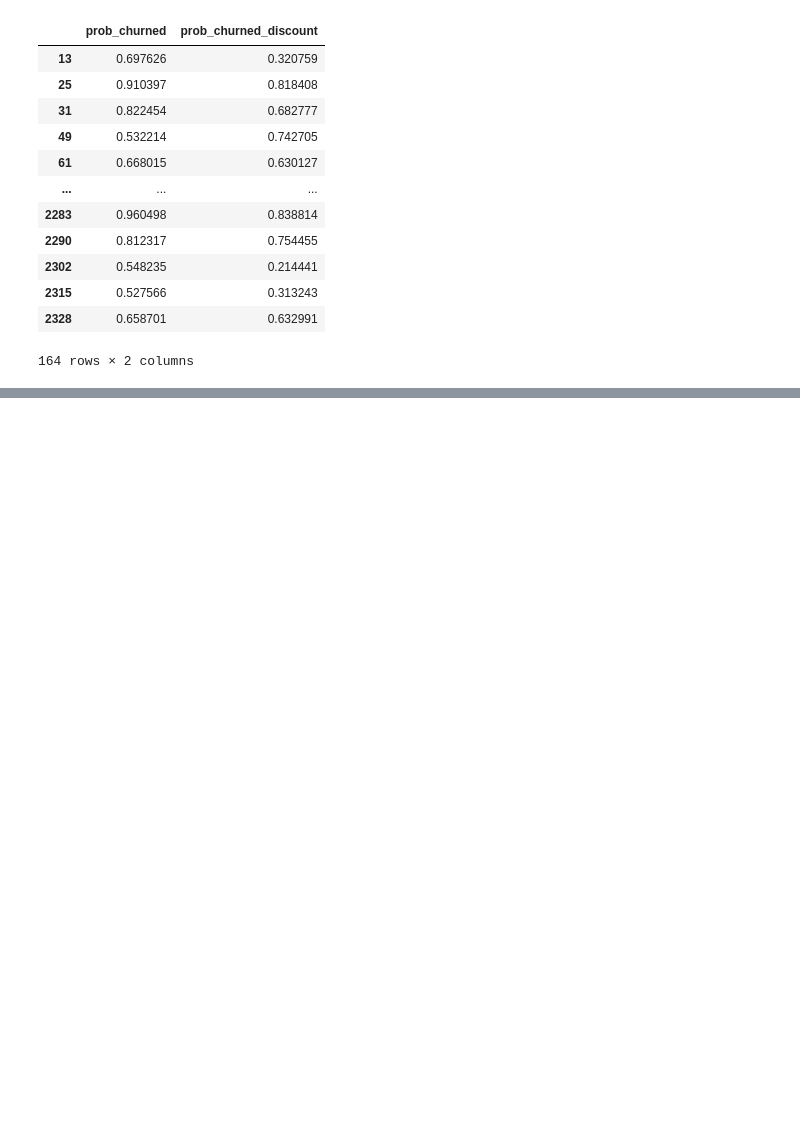
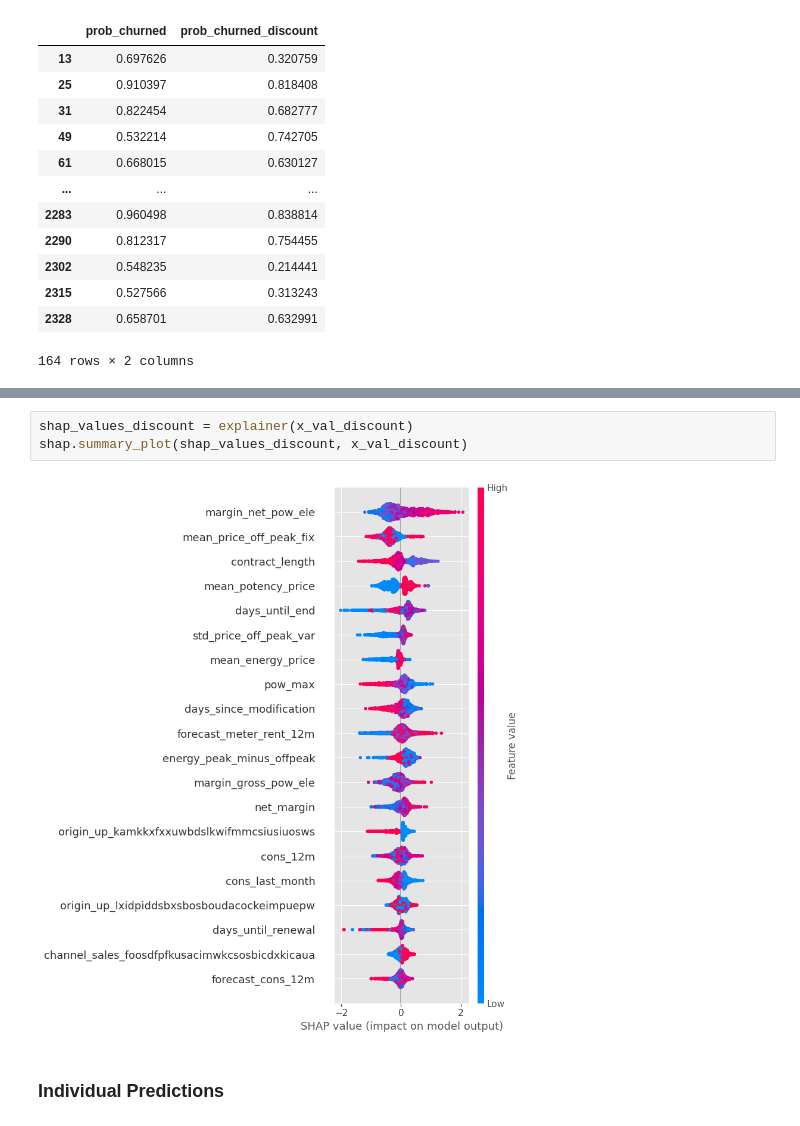
Before and after one commit to RodolfoPCruz/powerco-churn, a Jupyter notebook: Notebooks/ML.ipynb, the cells around one changed output, grey strips where cells are left out. Drawn from its saved outputs; the diff is of its cells as text; blank space fills up the shorter version.

```diff
--- a/Notebooks/ML.ipynb
+++ b/Notebooks/ML.ipynb
@@ -580,0 +599,7 @@ len(comparison[comparison['difference'] > 0])
+# %%
+shap_values_discount = explainer(x_val_discount)
+shap.summary_plot(shap_values_discount, x_val_discount)
+# %% [output]
+[figure, added]
+# %% [markdown]
+### Individual Predictions
```
Also changed, not shown: parts of 29 cells of this notebook.
